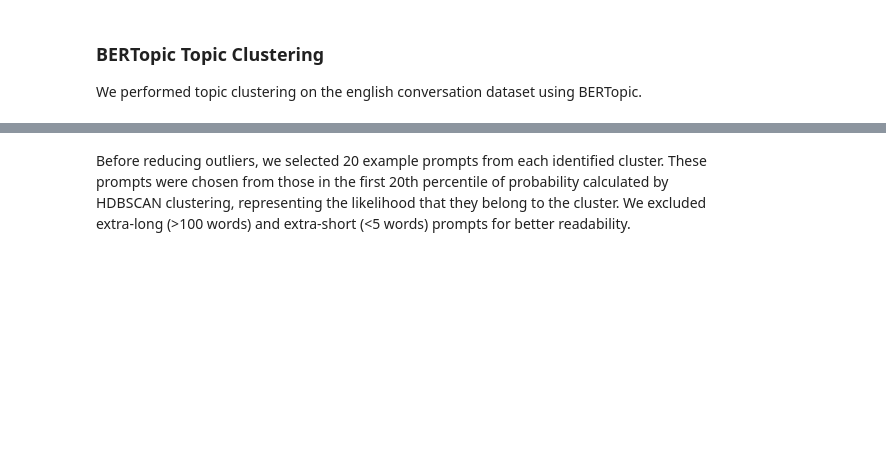
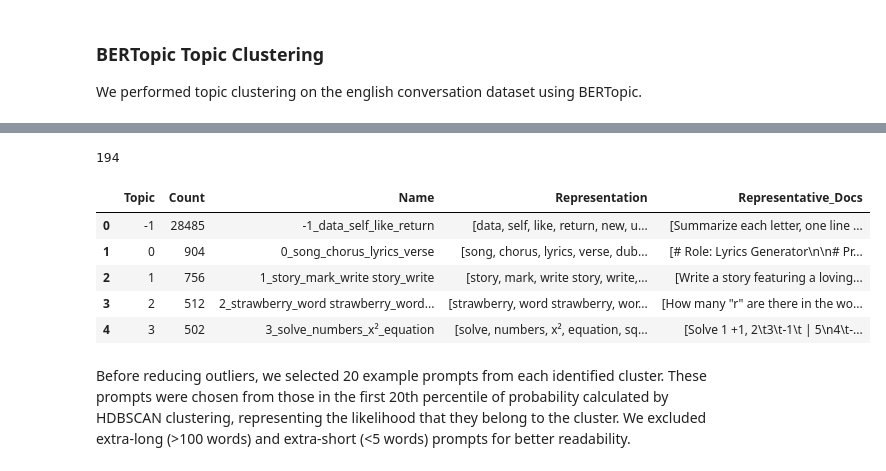
Before and after one commit to lmarena/arena-catalog, a Jupyter notebook: topic_clustering/topic_explorer_script.ipynb, the cells around one changed output, grey strips where cells are left out. Cells and saved outputs as stored; diff of their text form; code cells hidden in the pictures; blank space fills up the shorter version.

```diff
--- a/topic_clustering/topic_explorer_script.ipynb
+++ b/topic_clustering/topic_explorer_script.ipynb
@@ -24,7 +25,7 @@ english_df['Prompt'] = english_df.apply(
     axis=1
 )
 english_df = english_df.drop_duplicates(subset='Prompt')
-doc = english_df['Prompt']
+doc = list(english_df['Prompt'])
 
 len(doc)
 # %% [output]
@@ -71,3 +93,16 @@ topics, probs = topic_model.fit_transform(doc, embeddings=embeddings)
+# %%
+len(topic_model.get_topic_info())
+# %% [output]
+194
+# %%
+topic_model.get_topic_info().head()
+# %% [output]
+|  | Topic | Count | Name | Representation | Representative_Docs |
+| 0 | -1 | 28485 | -1_data_self_like_return | [data, self, like, return, new, u... | [Summarize each letter, one line ... |
+| 1 | 0 | 904 | 0_song_chorus_lyrics_verse | [song, chorus, lyrics, verse, dub... | [# Role: Lyrics Generator\n\n# Pr... |
+| 2 | 1 | 756 | 1_story_mark_write story_write | [story, mark, write story, write,... | [Write a story featuring a loving... |
+| 3 | 2 | 512 | 2_strawberry_word strawberry_word... | [strawberry, word strawberry, wor... | [How many "r" are there in the wo... |
+| 4 | 3 | 502 | 3_solve_numbers_x²_equation | [solve, numbers, x², equation, sq... | [Solve 1 +1, 2\t3\t-1\t | 5\n4\t-... |
 # %% [markdown]
 Before reducing outliers, we selected 20 example prompts from each identified cluster. These prompts were chosen from those in the first 20th percentile of probability calculated by HDBSCAN clustering, representing the likelihood that they belong to the cluster. We excluded extra-long (>100 words) and extra-short (<5 words) prompts for better readability.
 # %%
```
Also changed, not shown: parts of 14 cells of this notebook, 10 other files.
